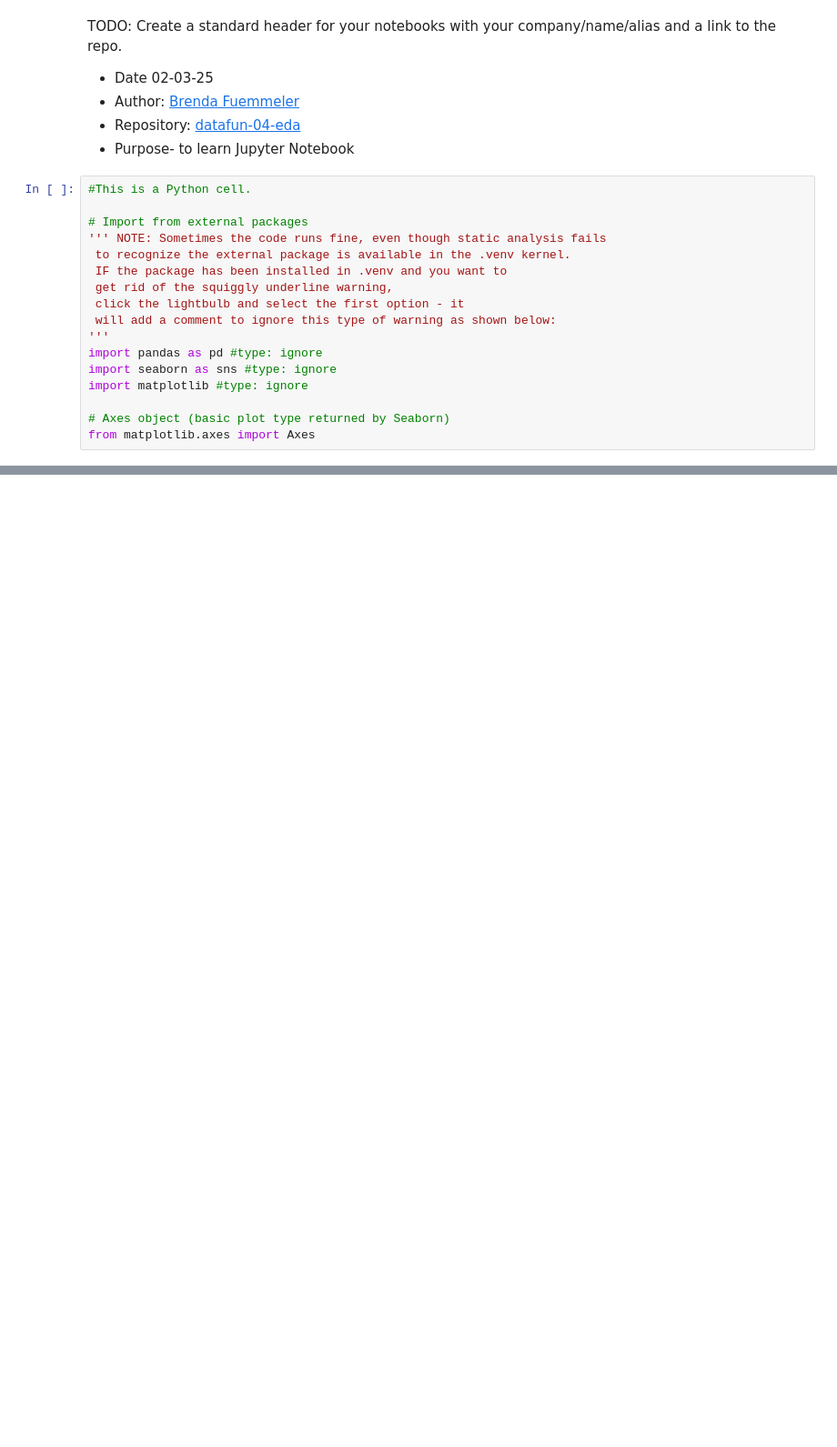
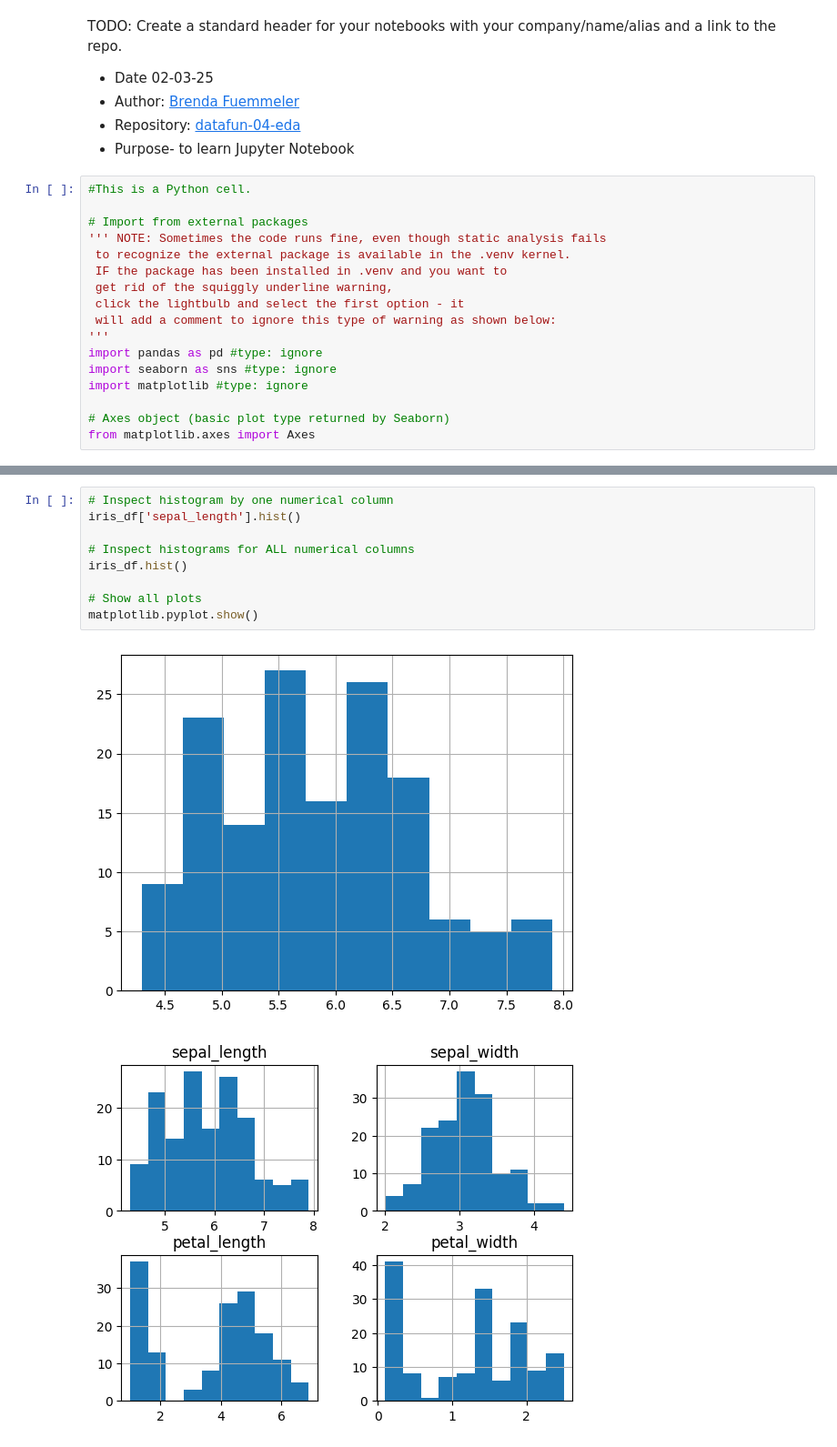
Before and after one commit to bfuemmeler/datafun-04-eda, a Jupyter notebook: Project_4_EDA.ipynb, the cells around one changed output, grey strips where cells are left out. Shown at 91% size. Cells and saved outputs as stored; diff of their text form; blank space fills up the shorter version.

```diff
--- a/Project_4_EDA.ipynb
+++ b/Project_4_EDA.ipynb
@@ -35,0 +83,12 @@ iris_df.head()
+# %%
+# Inspect histogram by one numerical column
+iris_df['sepal_length'].hist()
+
+# Inspect histograms for ALL numerical columns
+iris_df.hist()
+
+# Show all plots
+matplotlib.pyplot.show()
+# %% [output]
+[figure, added]
+[figure, added]
```
Also changed, not shown: parts of 14 cells of this notebook, 1 other file.
